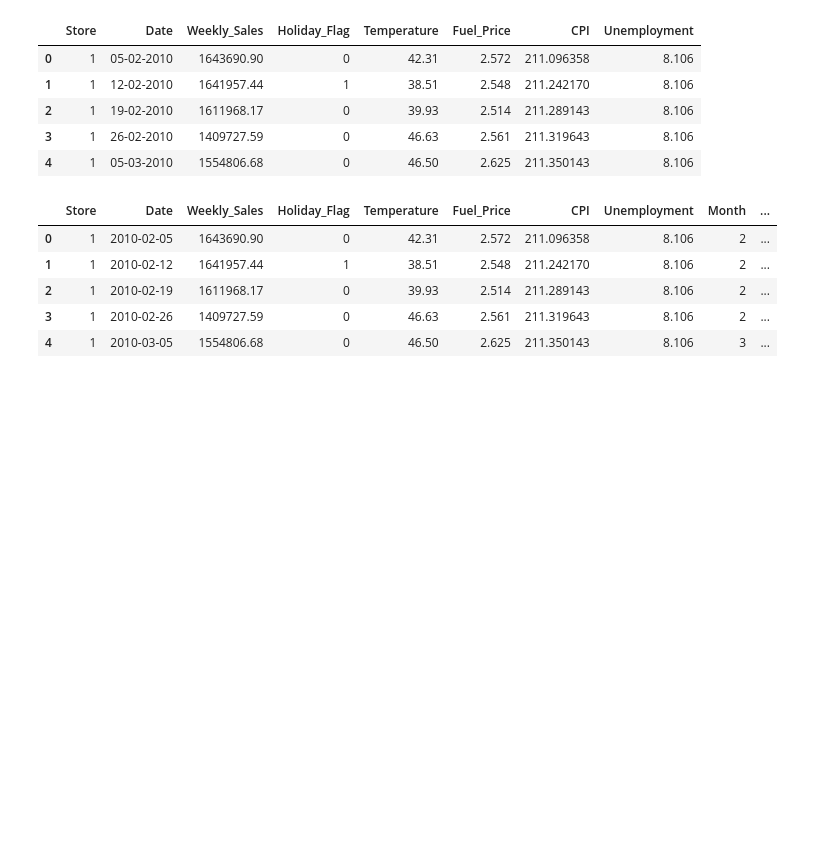
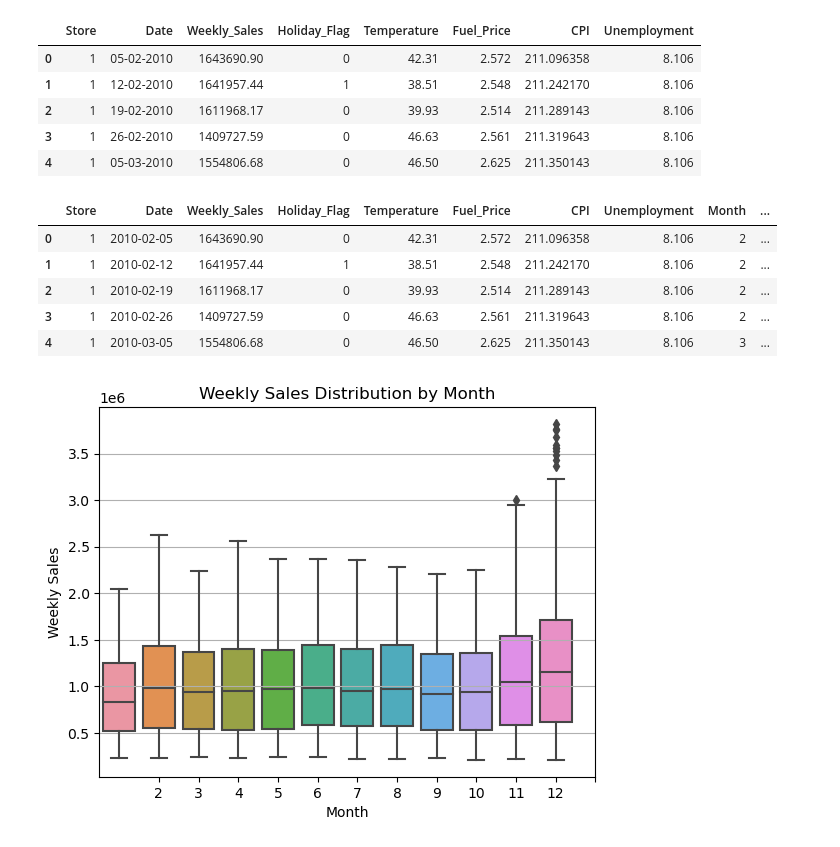
Before and after one commit to Omeesha28/Final_project, a Jupyter notebook: main.ipynb, the cells around one changed output. Drawn from its saved outputs; the diff is of its cells as text; code cells hidden in the pictures; blank space fills up the shorter version.

Commit message:
added graphs

```diff
--- a/main.ipynb
+++ b/main.ipynb
@@ -70,0 +53,12 @@ figure.show()
+# %%
+import seaborn as sns
+# Plot box plot
+sns.boxplot(x='Month', y='Weekly_Sales', data=df)
+plt.xlabel('Month')
+plt.ylabel('Weekly Sales')
+plt.title('Weekly Sales Distribution by Month')
+plt.xticks(range(1, 13))
+plt.grid(axis='y')
+plt.show()
+# %% [output]
+[figure, added]
```
Also changed, not shown: parts of 8 cells of this notebook.
